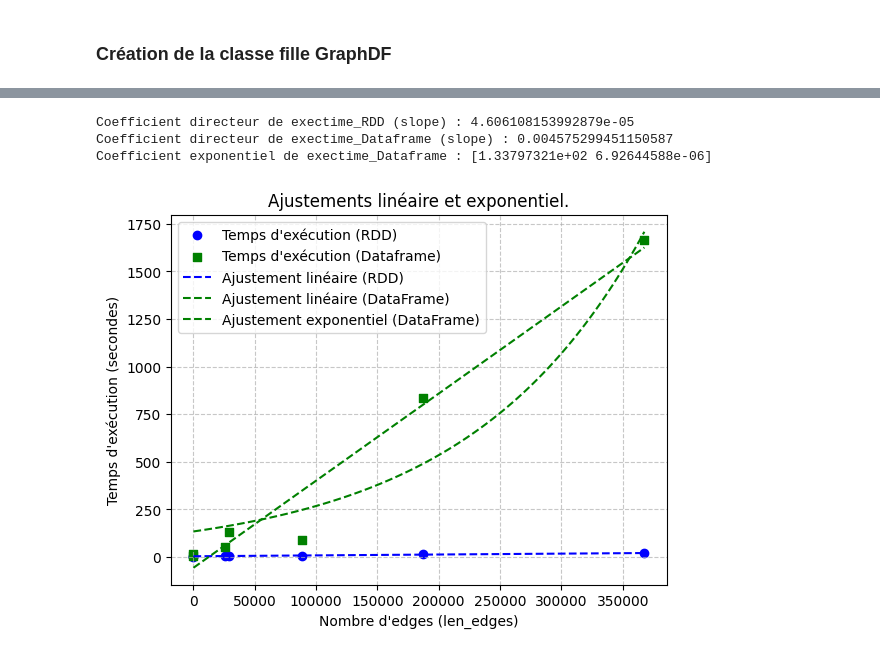
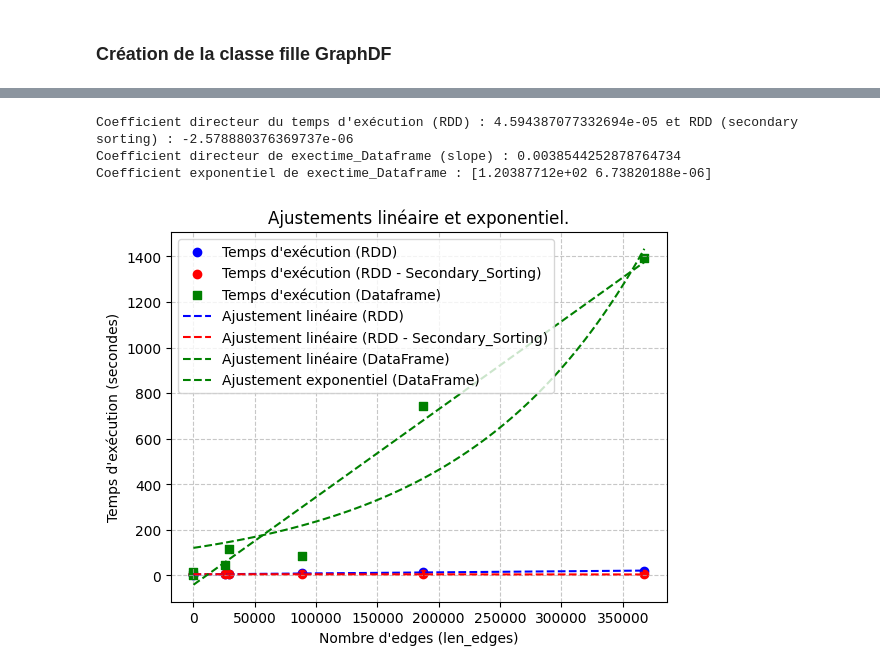
Before and after one commit to auduvignac/CCF_MapReduce, a Jupyter notebook: CCF.ipynb, the cells around one changed output, grey strips where cells are left out. Cells and saved outputs as stored; diff of their text form; code cells hidden in the pictures.

```diff
--- a/CCF.ipynb
+++ b/CCF.ipynb
@@ -91,6 +92,7 @@ class Graph(ABC):
   def __init__(self, spark_session, edges, numSlices=None):
     self.spark_session = spark_session
     self.spark_context = self.spark_session.sparkContext
+    self.spark_context.setLogLevel("INFO")
     self.graph = None
     self.data_type = None
     self.clusters = None
@@ -140,7 +142,7 @@ class Graph(ABC):
       nb_iteration += 1
       # Perform mapping and reduction steps iteratively
       data_mapper = self.mapper(data)
-      data_reducer = self.reducer(data_mapper, nb_new_pair)
+      data_reducer = self.reducer(data_mapper, nb_new_pair, debug)
       # Remove duplicate edges to reduce redundancy
       data_reducer_distinct = data_reducer.distinct()
       data = data_reducer_distinct
@@ -298,7 +386,7 @@ class GraphDF(Graph):
   def mapper(data):
     return data.union(data.select(col("v").alias("k"), col("k").alias("v")))
 
-  def reducer(self, data, nb_new_pair):
+  def reducer(self, data, nb_new_pair, debug=False):
     """
     Perform the reduce step of the algorithm and propagate the smallest component ID for DateFrame
     """
@@ -364,26 +452,33 @@ edges_example = [
   "G H"
 ]
 numSlices = None
-debug = True
+debug = False
 check_integrity = True
 print("SparkSession opening.")
 spark_session = SparkSession \
   .builder \
   .appName("PySpark Hardcoded Graph") \
   .getOrCreate()
-# Create GraphRDD and GraphDF instances
+# Create GraphRDD, GraphRDD_Secondary_Sorting and GraphDF instances
 RDD_Demo = GraphRDD(spark_session, edges_example, numSlices=numSlices)
+RDD_Demo_Secondary_Sorting = GraphRDD_Secondary_Sorting(spark_session, edges_example, numSlices=numSlices)
 DF_Demo = GraphDF(spark_session, edges_example, numSlices=numSlices)
 # Execute CCF algorithm on RDD instance
 RDD_Demo.workflow(debug)
-print(f"Temps d'exécution CCF sur {RDD_Demo.data_type} avec {RDD_Demo.ccf_metrics.get('input_edges')} arrêtes initiales: {RDD_Demo.ccf_metrics.get('exec_time')} secondes")
+# Execute CCF algorithm on RDD instance using secondary sorting
+RDD_Demo_Secondary_Sorting.workflow(debug)
 # Execute CCF algorithm on DF instance
 DF_Demo.workflow(debug)
+print(f"Temps d'exécution CCF sur {RDD_Demo.data_type} avec {RDD_Demo.ccf_metrics.get('input_edges')} arrêtes initiales: {RDD_Demo.ccf_metrics.get('exec_time')} secondes")
+print(f"Temps d'exécution CCF sur {RDD_Demo_Secondary_Sorting.data_type} (Secondary_Sorting) avec {RDD_Demo_Secondary_Sorting.ccf_metrics.get('input_edges')} arrêtes initiales: {RDD_Demo_Secondary_Sorting.ccf_metrics.get('exec_time')} secondes")
 print(f"Temps d'exécution CCF sur {DF_Demo.data_type} avec {DF_Demo.ccf_metrics.get('input_edges')} arrêtes initiales: {DF_Demo.ccf_metrics.get('exec_time')} secondes")
 # spark_session.stop() peut poser des problèmes dans databricks
 spark_session.stop()
 print("SparkSession closed.")
 if check_integrity:
+  assert RDD_Demo.ccf_metrics.get("nb_iterations") == RDD_Demo_Secondary_Sorting.ccf_metrics.get("nb_iterations")
+  assert RDD_Demo.ccf_metrics.get("label_clusters") == RDD_Demo_Secondary_Sorting.ccf_metrics.get("label_clusters")
+  assert RDD_Demo.ccf_metrics.get("clusters") == RDD_Demo_Secondary_Sorting.ccf_metrics.get("clusters")
   assert RDD_Demo.ccf_metrics.get("nb_iterations") == DF_Demo.ccf_metrics.get("nb_iterations")
   assert RDD_Demo.ccf_metrics.get("label_clusters") == DF_Demo.ccf_metrics.get("label_clusters")
   assert RDD_Demo.ccf_metrics.get("clusters") == DF_Demo.ccf_metrics.get("clusters")
@@ -480,11 +564,14 @@ for url_description in urls_description[:-1]:
     edges = url_description.get("edges")
     numSlices = None
     debug = False
-    # Create GraphRDD and GraphDF instances
+    # Create GraphRDD, RDD_Demo_Secondary_Sorting and GraphDF instances
     RDD = GraphRDD(spark_session, edges, numSlices=numSlices)
+    RDD_Demo_Secondary_Sorting = GraphRDD_Secondary_Sorting(spark_session, edges_example, numSlices=numSlices)
     DF = GraphDF(spark_session, edges, numSlices=numSlices)
     # Execute CCF algorithm on RDD instance
     RDD.workflow()
+    # Execute CCF algorithm on RDD_Demo_Secondary_Sorting instance
+    RDD_Demo_Secondary_Sorting.workflow()
     # Execute CCF algorithm on DF instance
     DF.workflow()
     # Mise à jour de la liste des résultats
@@ -492,12 +579,16 @@ for url_description in urls_description[:-1]:
         "url": url_description.get("url"),
         "len_edges": url_description.get("len_edges"),
         "exectime_RDD": RDD.ccf_metrics["exec_time"],
+        "exectime_RDD_Demo_Secondary_Sorting": RDD_Demo_Secondary_Sorting.ccf_metrics["exec_time"],
         "exectime_Dataframe": DF.ccf_metrics["exec_time"]
     })
     # spark_session.stop() peut poser des problèmes dans databricks
     spark_session.stop()
     print("SparkSession closed.")
     if check_integrity:
+        assert RDD_Demo.ccf_metrics.get("nb_iterations") == RDD_Demo_Secondary_Sorting.ccf_metrics.get("nb_iterations")
+        assert RDD_Demo.ccf_metrics.get("label_clusters") == RDD_Demo_Secondary_Sorting.ccf_metrics.get("label_clusters")
+        assert RDD_Demo.ccf_metrics.get("clusters") == RDD_Demo_Secondary_Sorting.ccf_metrics.get("clusters")
         assert RDD_Demo.ccf_metrics.get("nb_iterations") == DF_Demo.ccf_metrics.get("nb_iterations")
         assert RDD_Demo.ccf_metrics.get("label_clusters") == DF_Demo.ccf_metrics.get("label_clusters")
         assert RDD_Demo.ccf_metrics.get("clusters") == DF_Demo.ccf_metrics.get("clusters")
@@ -506,11 +597,13 @@ for url_description in urls_description[:-1]:
 # Extraction des données pour le graphe
 len_edges = [result["len_edges"] for result in results]
 exectime_RDD = [result["exectime_RDD"] for result in results]
+exectime_RDD_Secondary_Sorting = [result["exectime_RDD_Demo_Secondary_Sorting"] for result in results]
 exectime_Dataframe = [result["exectime_Dataframe"] for result in results]
 
 # Création du graphe
 plt.figure(figsize=(10, 6))
 plt.plot(len_edges, exectime_RDD, label="Temps d'exécution (RDD)", linestyle='', marker='o', color='blue')
+plt.plot(len_edges, exectime_RDD_Secondary_Sorting, label="Temps d'exécution (RDD - Secondary_Sorting)", linestyle='', marker='o', color='red')
 plt.plot(len_edges, exectime_Dataframe, label="Temps d'exécution (DataFrame)", linestyle='', marker='s', color='green')
 
 # Ajouter des titres et des labels
@@ -548,8 +641,10 @@ Integrity check passed with dataset https://snap.stanford.edu/data/email-Enron.t
 # %%
-# Calcul du coefficient directeur (exectime_RDD, ajustement linéaire)
+# Calcul du coefficient directeur (ajustement linéaire exectime_RDD et exectime_RDD_Secondary_Sorting)
 coeffs_linear_RDD = np.polyfit(len_edges, exectime_RDD, 1)
+coeffs_linear_RDD_Secondary_Sorting = np.polyfit(len_edges, exectime_RDD_Secondary_Sorting, 1)
 slope_RDD = coeffs_linear_RDD[0]
-print(f"Coefficient directeur de exectime_RDD (slope) : {slope_RDD}")
+slope_RDD_Secondary_Sorting = coeffs_linear_RDD_Secondary_Sorting[0]
+print(f"Coefficient directeur du temps d'exécution (RDD) : {slope_RDD} et RDD (secondary sorting) : {slope_RDD_Secondary_Sorting}")
 
 
 # Calcul du coefficient directeur (exectime_Dataframe, ajustement linéaire)
@@ -564,34 +659,37 @@ def exponential_func(x, a, b):
 
 # Calcul du coefficient exponentiel (exectime_Dataframe, ajustement exponentiel)
 # p0 est la liste pour l'estimation pour a et b comme valeurs intiales.
 # En l'occurrence pour une liste vide a =
 params, _ = curve_fit(exponential_func, len_edges, exectime_Dataframe, p0=[exectime_Dataframe[0], 0.00001])
 exponential_coefficient = params[:]
 print(f"Coefficient exponentiel de exectime_Dataframe : {exponential_coefficient}")
 
 # Points originaux
 plt.scatter(len_edges, exectime_RDD, label="Temps d'exécution (RDD)", marker='o', color='blue')
+plt.scatter(len_edges, exectime_RDD_Secondary_Sorting, label="Temps d'exécution (RDD - Secondary_Sorting)", marker='o', color='red')
 plt.scatter(len_edges, exectime_Dataframe, label="Temps d'exécution (Dataframe)", marker='s', color='green')
 
 # Ajustements
 x_fit = np.linspace(builtins.min(len_edges), builtins.max(len_edges), 100)
 y_fit_linear_RDD = coeffs_linear_RDD[0] * x_fit + coeffs_linear_RDD[1]
+y_fit_linear_RDD_Secondary_Sorting = coeffs_linear_RDD_Secondary_Sorting[0] * x_fit + coeffs_linear_RDD_Secondary_Sorting[1]
 y_fit_linear_Dataframe = coeffs_linear_Dataframe[0] * x_fit + coeffs_linear_Dataframe[1]
 y_fit_exponential = exponential_func(x_fit, *params)
 
 plt.plot(x_fit, y_fit_linear_RDD, label="Ajustement linéaire (RDD)", color='blue', linestyle='--')
+plt.plot(x_fit, y_fit_linear_RDD_Secondary_Sorting, label="Ajustement linéaire (RDD - Secondary_Sorting)", color='red', linestyle='--')
 plt.plot(x_fit, y_fit_linear_Dataframe, label="Ajustement linéaire (DataFrame)", color='green', linestyle='--')
 plt.plot(x_fit, y_fit_exponential, label="Ajustement exponentiel (DataFrame)", color='green', linestyle='--')
 
 # Ajouter des titres et légendes
 plt.title("Ajustements linéaire et exponentiel.")
 plt.xlabel("Nombre d'edges (len_edges)")
 plt.ylabel("Temps d'exécution (secondes)")
 plt.legend()
 plt.grid(True, linestyle='--', alpha=0.7)
 plt.show()
 # %% [output]
-Coefficient directeur de exectime_RDD (slope) : 4.606108153992879e-05
-Coefficient directeur de exectime_Dataframe (slope) : 0.004575299451150587
-Coefficient exponentiel de exectime_Dataframe : [1.33797321e+02 6.92644588e-06]
+Coefficient directeur du temps d'exécution (RDD) : 4.594387077332694e-05 et RDD (secondary sorting) : -2.578880376369737e-06
+Coefficient directeur de exectime_Dataframe (slope) : 0.0038544252878764734
+Coefficient exponentiel de exectime_Dataframe : [1.20387712e+02 6.73820188e-06]
-[figure, old version]
+[figure, new version]
```
Also changed, not shown: parts of 7 cells of this notebook.
